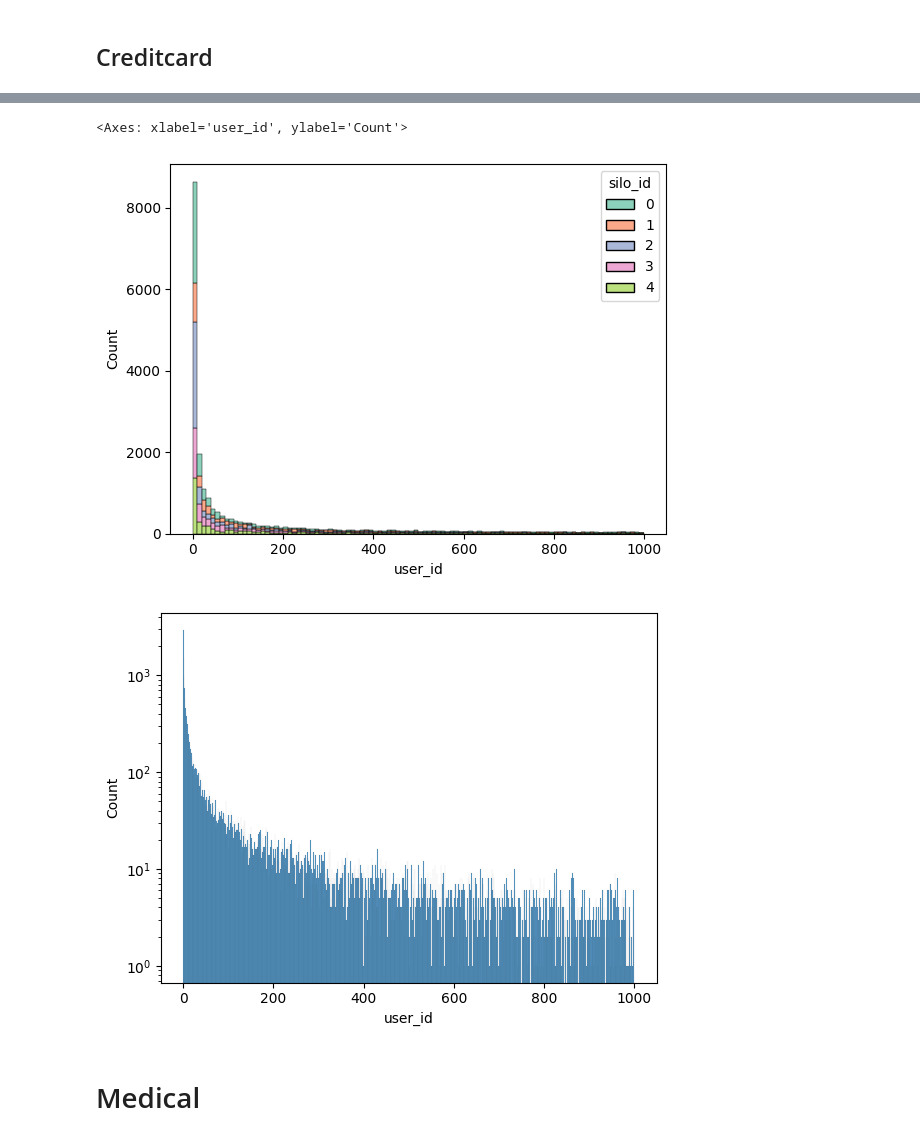
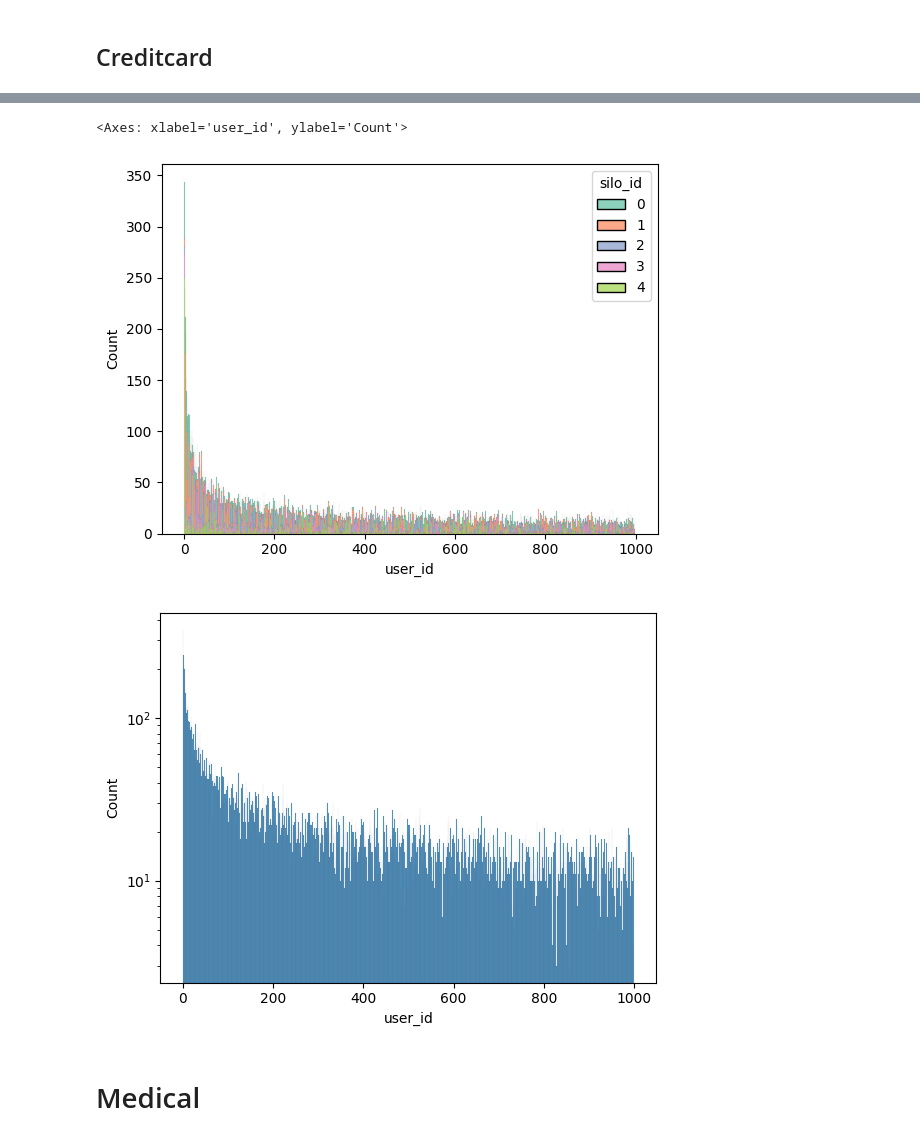
Before and after one commit to FumiyukiKato/uldp-fl, a Jupyter notebook: exp/user_dist.ipynb, the cells around one changed output, grey strips where cells are left out. Cells and saved outputs as stored; diff of their text form; code cells hidden in the pictures.

```diff
--- a/exp/user_dist.ipynb
+++ b/exp/user_dist.ipynb
@@ -65,9 +65,9 @@ n_users = 1000
 n_silos = 5
 user_dist = 'zipf'
 silo_dist = 'zipf'
-user_alpha = 1.0
-silo_alpha = 1.5
-n_labels = 3
+user_alpha = 0.5
+silo_alpha = 2.0
+n_labels = 1
 dataset_name = 'creditcard'
 # %%
 train_dataset, test_dataset, local_dataset_per_silos = dataset.load_dataset(
@@ -109,13 +109,13 @@ for silo_id in local_dataset_per_silos.keys():
 # %%
-sns.histplot(data=user_silo_ids, x='user_id', hue='silo_id', multiple='stack', palette='Set2', bins=100)
+sns.histplot(data=user_silo_ids, x='user_id', hue='silo_id', multiple='stack', palette='Set2', bins=1000)
 # %% [output]
 <Axes: xlabel='user_id', ylabel='Count'>
-[figure, old version]
+[figure, new version]
 # %%
 sns.histplot(data=user_silo_ids, x='user_id', palette='Set2', bins=1000)
 plt.yscale('log')
 # %% [output]
-[figure, old version]
+[figure, new version]
 # %% [markdown]
 # Medical
 # %%
```
Also changed, not shown: parts of 1 cell of this notebook, 10 other files.
